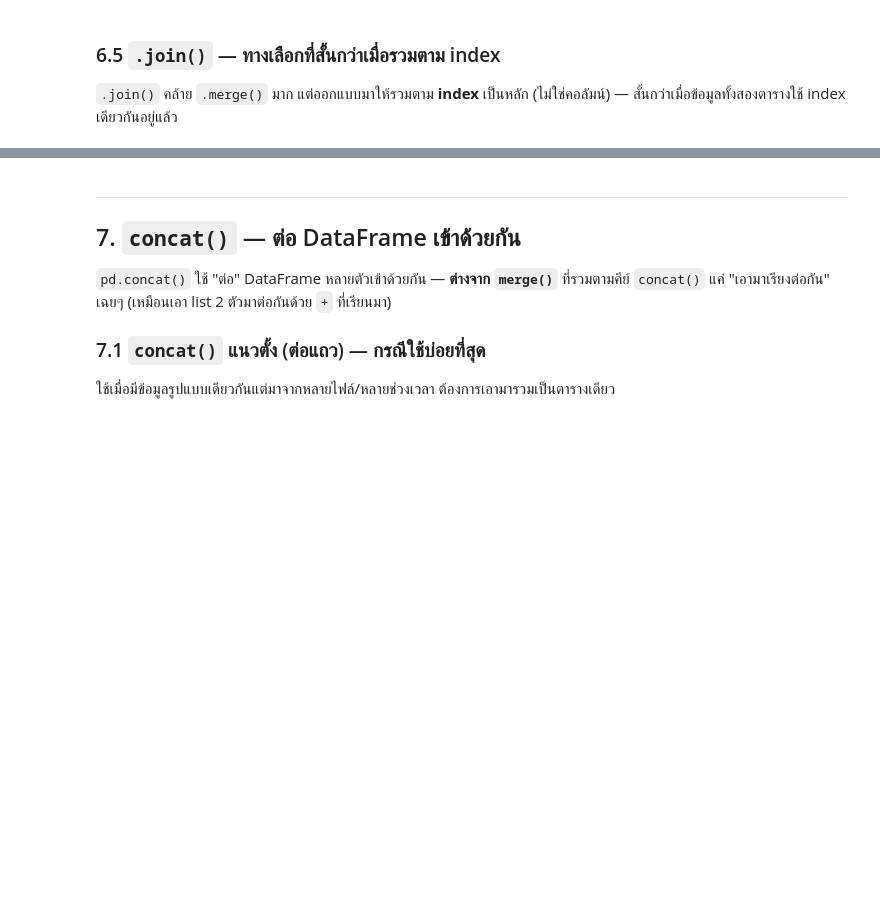
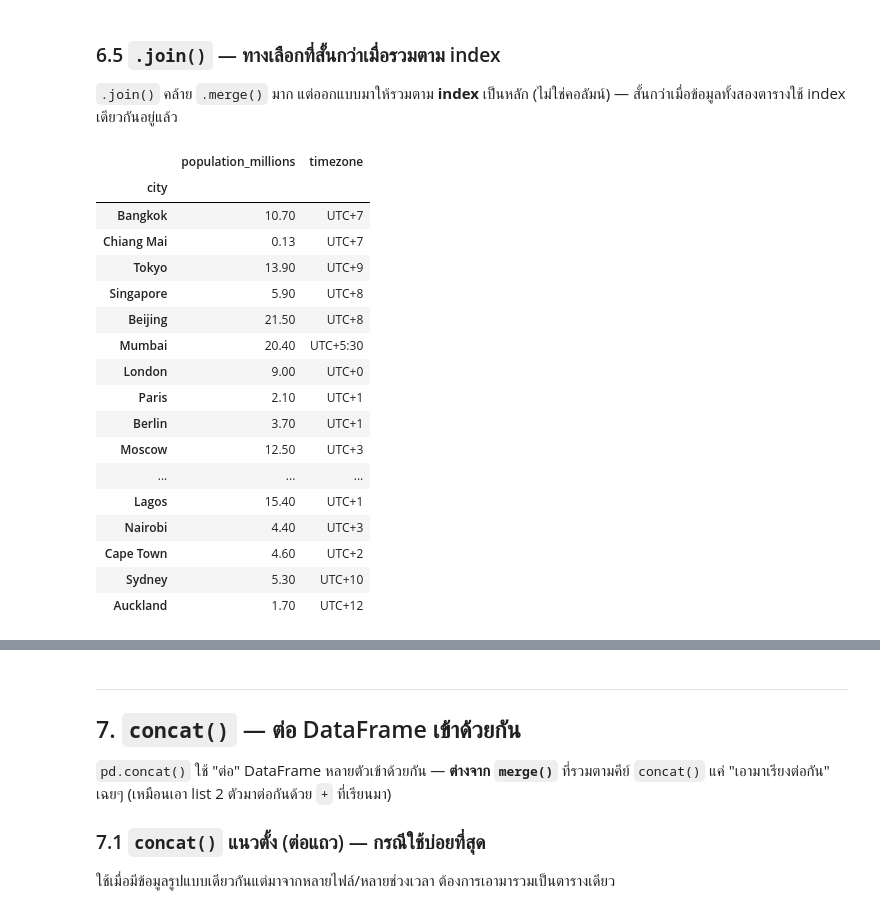
Before and after one commit to phatchariya202/683020589-0_Phatchariya, a Jupyter notebook: Module-A-Notebooks/SC612104_Session09_Pandas_Advanced.ipynb, the cells around one changed output, grey strips where cells are left out. Saved outputs shown, nothing was run; the diff lists cells and outputs as text; code cells hidden in the pictures; blank space fills up the shorter version.

```diff
--- a/Module-A-Notebooks/SC612104_Session09_Pandas_Advanced.ipynb
+++ b/Module-A-Notebooks/SC612104_Session09_Pandas_Advanced.ipynb
@@ -743,3 +871,24 @@ print(f"\nshape สุดท้าย: {full_data.shape}")
 ### 6.5 `.join()` — ทางเลือกที่สั้นกว่าเมื่อรวมตาม index
 
 `.join()` คล้าย `.merge()` มาก แต่ออกแบบมาให้รวมตาม **index** เป็นหลัก (ไม่ใช่คอลัมน์) — สั้นกว่าเมื่อข้อมูลทั้งสองตารางใช้ index เดียวกันอยู่แล้ว
+# %%
+city_info.set_index("city")[["population_millions", "timezone"]]
+# %% [output]
+|  | population_millions | timezone |
+| city |  |  |
+| Bangkok | 10.70 | UTC+7 |
+| Chiang Mai | 0.13 | UTC+7 |
+| Tokyo | 13.90 | UTC+9 |
+| Singapore | 5.90 | UTC+8 |
+| Beijing | 21.50 | UTC+8 |
+| Mumbai | 20.40 | UTC+5:30 |
+| London | 9.00 | UTC+0 |
+| Paris | 2.10 | UTC+1 |
+| Berlin | 3.70 | UTC+1 |
+| Moscow | 12.50 | UTC+3 |
+| ... | ... | ... |
+| Lagos | 15.40 | UTC+1 |
+| Nairobi | 4.40 | UTC+3 |
+| Cape Town | 4.60 | UTC+2 |
+| Sydney | 5.30 | UTC+10 |
+| Auckland | 1.70 | UTC+12 |
```
Also changed, not shown: parts of 12 cells of this notebook.
